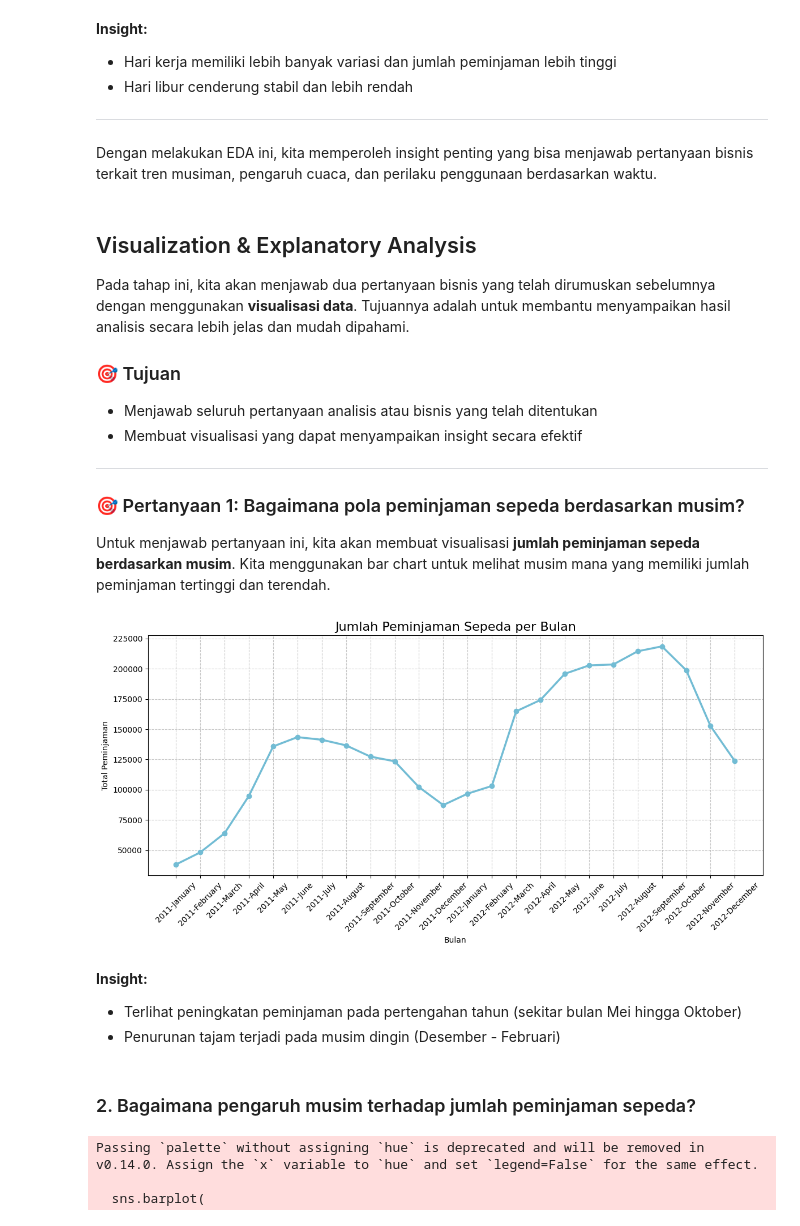
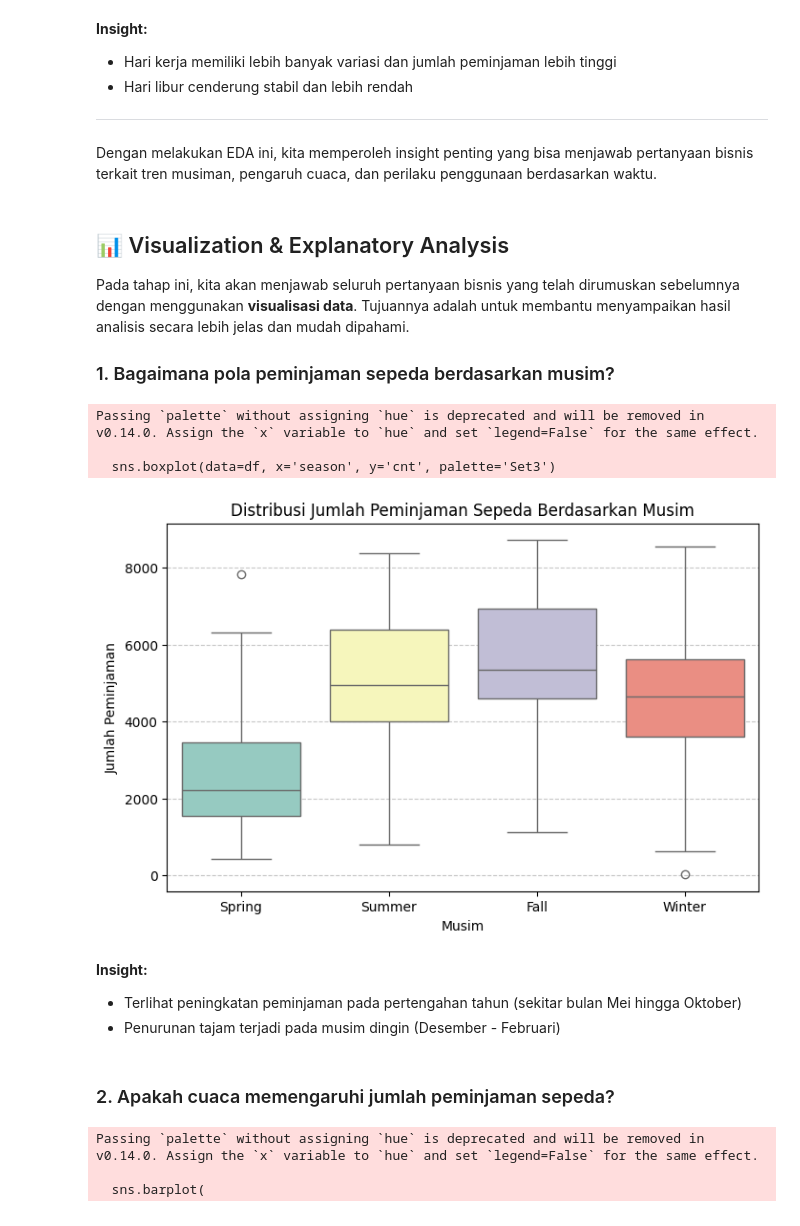
Before and after one commit to wisnufrmdhn/Project-Laskar-AI, a Jupyter notebook: notebook.ipynb, the cells around one changed output. Cells and saved outputs as stored; diff of their text form; code cells hidden in the pictures.

```diff
--- a/notebook.ipynb
+++ b/notebook.ipynb
@@ -410,47 +408,50 @@ plt.show()
 
 Dengan melakukan EDA ini, kita memperoleh insight penting yang bisa menjawab pertanyaan bisnis terkait tren musiman, pengaruh cuaca, dan perilaku penggunaan berdasarkan waktu.
 # %% [markdown]
-## Visualization & Explanatory Analysis
+## 📊 Visualization & Explanatory Analysis
+Pada tahap ini, kita akan menjawab seluruh pertanyaan bisnis yang telah dirumuskan sebelumnya dengan menggunakan **visualisasi data**. Tujuannya adalah untuk membantu menyampaikan hasil analisis secara lebih jelas dan mudah dipahami.
 
-Pada tahap ini, kita akan menjawab dua pertanyaan bisnis yang telah dirumuskan sebelumnya dengan menggunakan **visualisasi data**. Tujuannya adalah untuk membantu menyampaikan hasil analisis secara lebih jelas dan mudah dipahami.
-
-### 🎯 Tujuan
-- Menjawab seluruh pertanyaan analisis atau bisnis yang telah ditentukan
-- Membuat visualisasi yang dapat menyampaikan insight secara efektif
-
----
-
-### 🎯 Pertanyaan 1: Bagaimana pola peminjaman sepeda berdasarkan musim?
-
-Untuk menjawab pertanyaan ini, kita akan membuat visualisasi **jumlah peminjaman sepeda berdasarkan musim**. Kita menggunakan bar chart untuk melihat musim mana yang memiliki jumlah peminjaman tertinggi dan terendah.
+### 1. Bagaimana pola peminjaman sepeda berdasarkan musim?
 # %%
 # Pastikan tanggal sudah datetime
 df['dteday'] = pd.to_datetime(df['dteday'])
 
 # Resample ke bulanan
 monthly_df = df.resample('M', on='dteday').agg({'cnt': 'sum'}).reset_index()
 
 # Tambahkan label bulan+tahun agar unik
 monthly_df['month_label'] = monthly_df['dteday'].dt.strftime('%Y-%B')
 
-# Visualisasi
-plt.figure(figsize=(12,6))
-plt.plot(monthly_df['month_label'], monthly_df['cnt'], marker='o', linewidth=2.5, color="#72BCD4")
-plt.title("Jumlah Peminjaman Sepeda per Bulan", fontsize=16)
-plt.xlabel("Bulan")
-plt.ylabel("Total Peminjaman")
-plt.xticks(rotation=45)
-plt.grid(True, linestyle='--', alpha=0.7)
-plt.tight_layout()
+# # Visualisasi
+# plt.figure(figsize=(12,6))
+# plt.plot(monthly_df['month_label'], monthly_df['cnt'], marker='o', linewidth=2.5, color="#72BCD4")
+# plt.title("Jumlah Peminjaman Sepeda per Bulan", fontsize=16)
+# plt.xlabel("Bulan")
+# plt.ylabel("Total Peminjaman")
+# plt.xticks(rotation=45)
+# plt.grid(axis='y', linestyle='--', alpha=0.7)
+# plt.tight_layout()
+# plt.show()
+
+# Visualisasi jumlah peminjaman per musim
+plt.figure(figsize=(8,5))
+sns.boxplot(data=df, x='season', y='cnt', palette='Set3')
+plt.title('Distribusi Jumlah Peminjaman Sepeda Berdasarkan Musim')
+plt.xlabel('Musim')
+plt.ylabel('Jumlah Peminjaman')
+plt.grid(axis='y', linestyle='--', alpha=0.7)
 plt.show()
 # %% [output]
+Passing `palette` without assigning `hue` is deprecated and will be removed in v0.14.0. Assign the `x` variable to `hue` and set `legend=False` for the same effect.
+
+  sns.boxplot(data=df, x='season', y='cnt', palette='Set3')
-[figure, old version]
+[figure, new version]
 # %% [markdown]
 **Insight:**
 - Terlihat peningkatan peminjaman pada pertengahan tahun (sekitar bulan Mei hingga Oktober)
 - Penurunan tajam terjadi pada musim dingin (Desember - Februari)
 # %% [markdown]
-### 2. Bagaimana pengaruh musim terhadap jumlah peminjaman sepeda?
+### 2. Apakah cuaca memengaruhi jumlah peminjaman sepeda?
 # %%
 # Reload ulang dataset kalau perlu
 df = pd.read_csv("bike_sharing_dataset/day.csv")
```
Also changed, not shown: parts of 11 cells of this notebook, 3 other files.
